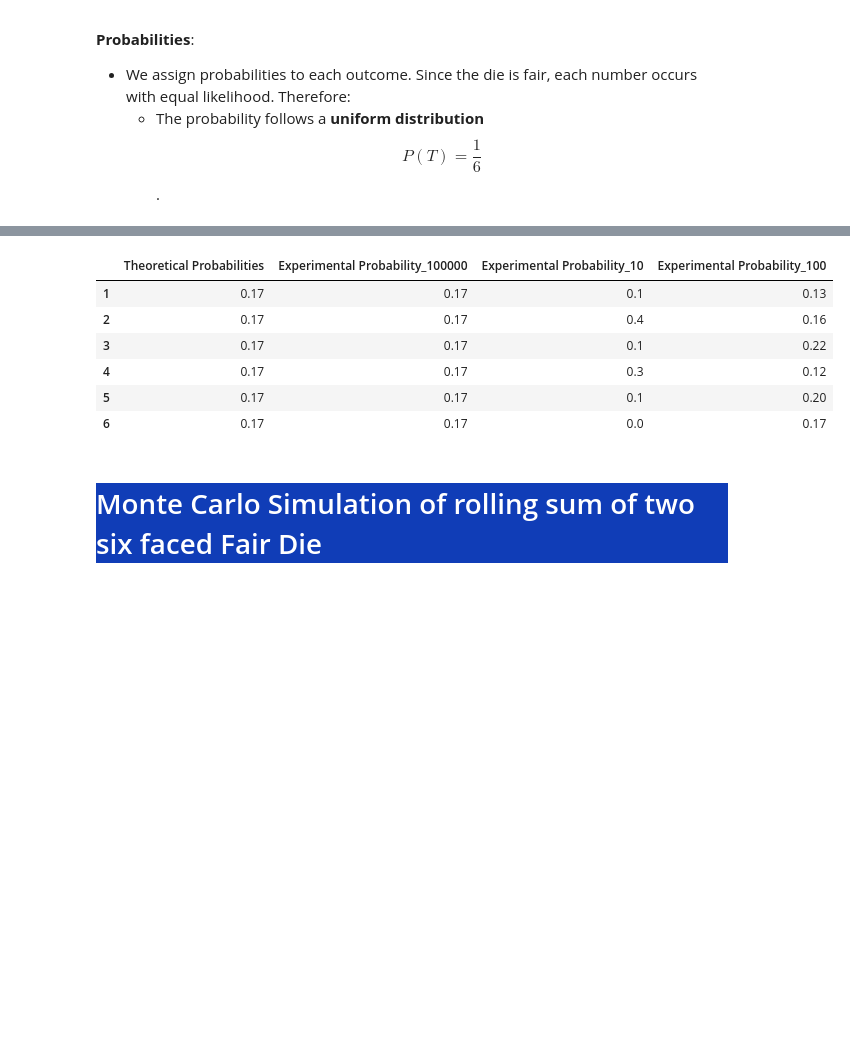
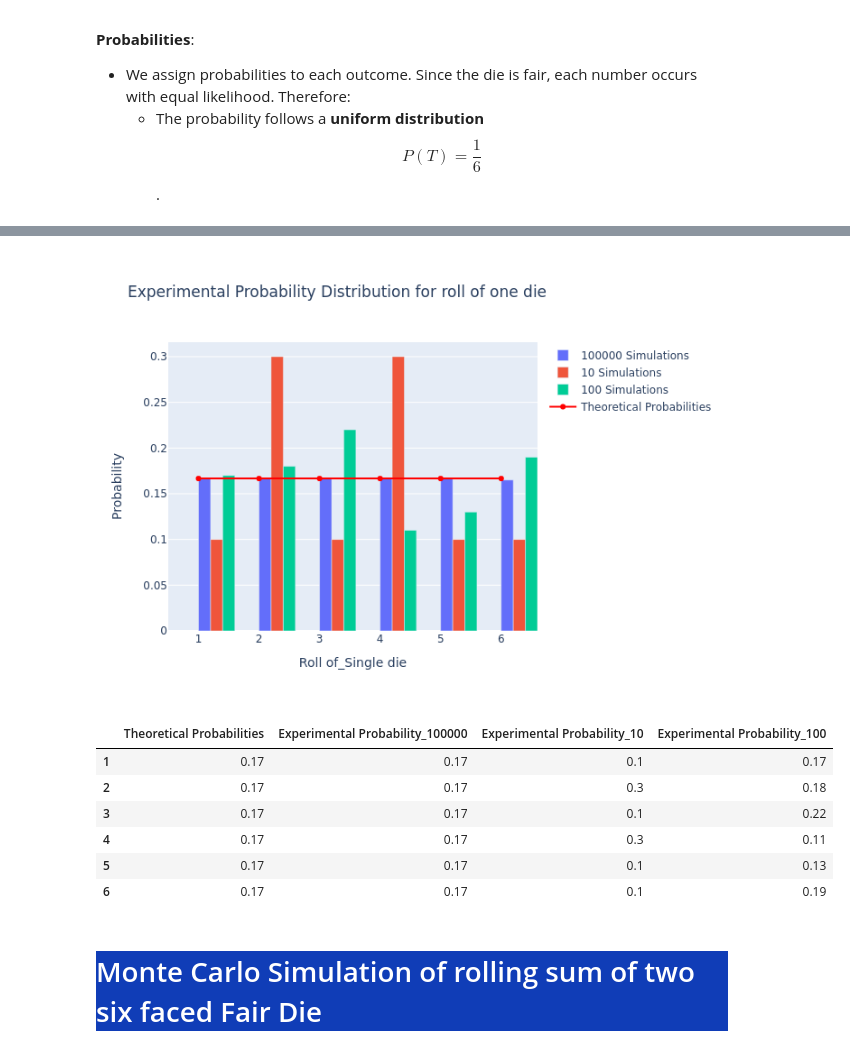
Before and after one commit to pk1308/Activity-2--stat-2, a Jupyter notebook: Activity3/Montecarlo.ipynb, the cells around one changed output, grey strips where cells are left out. Saved outputs shown, nothing was run; the diff lists cells and outputs as text; code cells hidden in the pictures; blank space fills up the shorter version.

```diff
--- a/Activity3/Montecarlo.ipynb
+++ b/Activity3/Montecarlo.ipynb
@@ -204,5 +206,7 @@ df = run_experiment(num_simulations_list=num_simulations_list, actual_probabilit
 title='Experimental Probability Distribution for roll of one die '
 x_title = "Roll of_Single die"
 plot_df(df=df , num_simulations_list=num_simulations_list ,title=title, x_title=x_title)
+pil_im = Image.open(f"./{title}.png")
+display(pil_im)
 df
 # %% [output]
@@ -211,10 +213,11 @@ df
+[figure, added]
 |  | Theoretical Probabilities | Experimental Probability_100000 | Experimental Probability_10 | Experimental Probability_100 |
-| 1 | 0.17 | 0.17 | 0.1 | 0.13 |
-| 2 | 0.17 | 0.17 | 0.4 | 0.16 |
+| 1 | 0.17 | 0.17 | 0.1 | 0.17 |
+| 2 | 0.17 | 0.17 | 0.3 | 0.18 |
 | 3 | 0.17 | 0.17 | 0.1 | 0.22 |
-| 4 | 0.17 | 0.17 | 0.3 | 0.12 |
-| 5 | 0.17 | 0.17 | 0.1 | 0.20 |
-| 6 | 0.17 | 0.17 | 0.0 | 0.17 |
+| 4 | 0.17 | 0.17 | 0.3 | 0.11 |
+| 5 | 0.17 | 0.17 | 0.1 | 0.13 |
+| 6 | 0.17 | 0.17 | 0.1 | 0.19 |
 # %% [markdown]
 <div style="display: flex; justify-content: center; align-items: center; height: 100px; background-color: #103db7; color: #FFFFFF;">
     <h1>Monte Carlo Simulation of rolling sum of two  six faced Fair Die  </h1>
```
Also changed, not shown: parts of 6 cells of this notebook, 4 other files.
